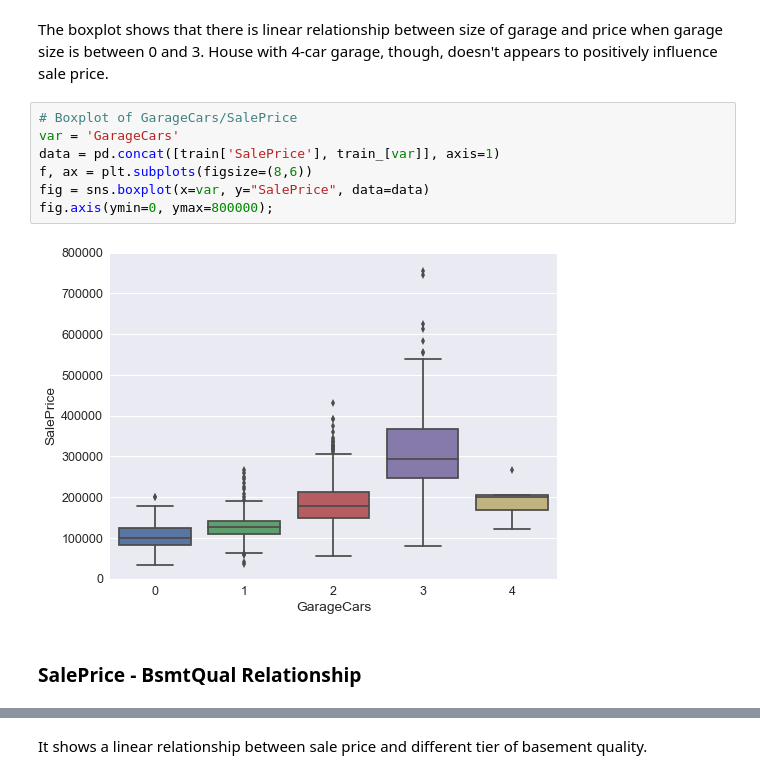
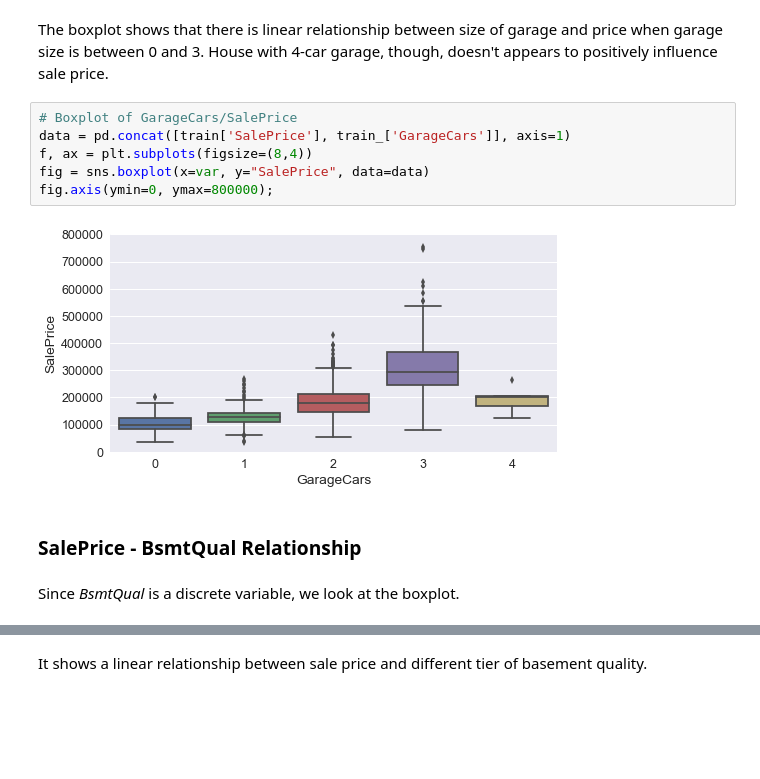
Before and after one commit to ansjory/w207_project, a Jupyter notebook: Kaggle_House_Prices/Mlaire_final.ipynb, the cells around one changed output, grey strips where cells are left out. Drawn from its saved outputs; the diff is of its cells as text; blank space fills up the shorter version.

```diff
--- a/Kaggle_House_Prices/Mlaire_final.ipynb
+++ b/Kaggle_House_Prices/Mlaire_final.ipynb
@@ -681,15 +702,16 @@ plt.xticks(rotation=90);
 The boxplot shows that there is linear relationship between size of garage and price when garage size is between 0 and 3. House with 4-car garage, though, doesn't appears to positively influence sale price.
 # %%
 # Boxplot of GarageCars/SalePrice
-var = 'GarageCars'
-data = pd.concat([train['SalePrice'], train_[var]], axis=1)
-f, ax = plt.subplots(figsize=(8,6))
+data = pd.concat([train['SalePrice'], train_['GarageCars']], axis=1)
+f, ax = plt.subplots(figsize=(8,4))
 fig = sns.boxplot(x=var, y="SalePrice", data=data)
 fig.axis(ymin=0, ymax=800000);
 # %% [output]
-[figure, old version]
+[figure, new version]
 # %% [markdown]
 <a id='saleprice_bsmtqual'></a>
 ### SalePrice - BsmtQual Relationship
+# %% [markdown]
+Since *BsmtQual* is a discrete variable, we look at the boxplot.
 # %%
 # Boxplot of BsmtQual/SalePrice
```
Also changed, not shown: parts of 93 cells of this notebook.
